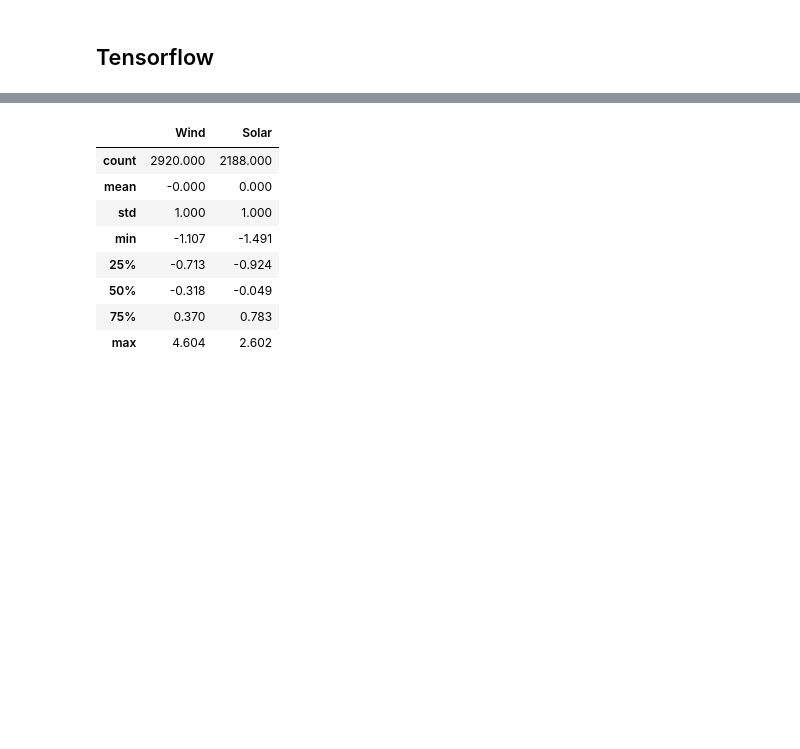
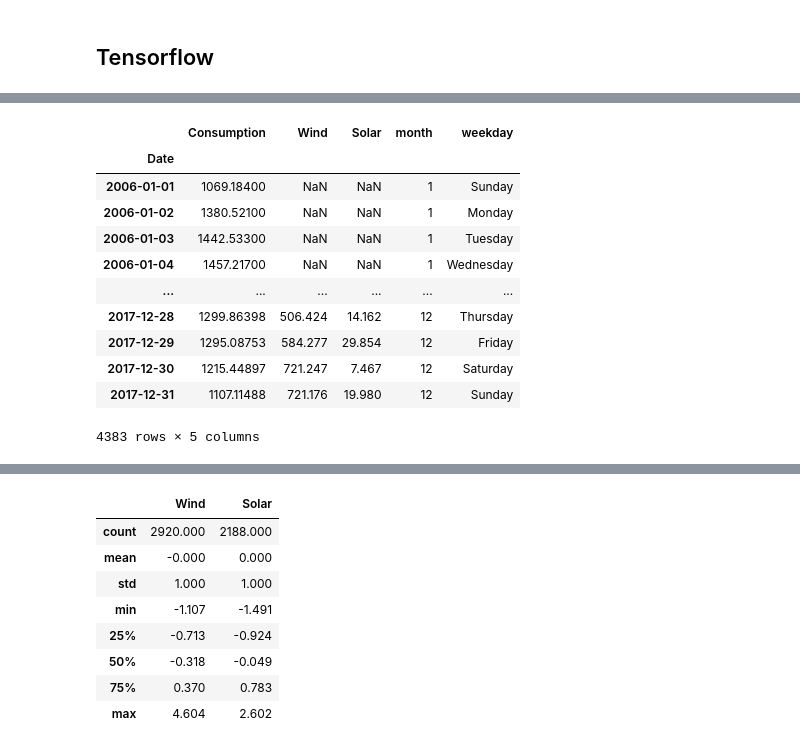
Before and after one commit to Alex1iv/Power_consumption_prediction, a Jupyter notebook: notebooks/power_consumption.ipynb, the cells around one changed output, grey strips where cells are left out. Saved outputs shown, nothing was run; the diff lists cells and outputs as text; code cells hidden in the pictures; blank space fills up the shorter version.

```diff
--- a/notebooks/power_consumption.ipynb
+++ b/notebooks/power_consumption.ipynb
@@ -624,0 +749,15 @@ TypeError: object of type 'NoneType' has no len()
+# %%
+X_train, X_test =
+# %% [output]
+|  | Consumption | Wind | Solar | month | weekday |
+| Date |  |  |  |  |  |
+| 2006-01-01 | 1069.18400 | NaN | NaN | 1 | Sunday |
+| 2006-01-02 | 1380.52100 | NaN | NaN | 1 | Monday |
+| 2006-01-03 | 1442.53300 | NaN | NaN | 1 | Tuesday |
+| 2006-01-04 | 1457.21700 | NaN | NaN | 1 | Wednesday |
+| ... | ... | ... | ... | ... | ... |
+| 2017-12-28 | 1299.86398 | 506.424 | 14.162 | 12 | Thursday |
+| 2017-12-29 | 1295.08753 | 584.277 | 29.854 | 12 | Friday |
+| 2017-12-30 | 1215.44897 | 721.247 | 7.467 | 12 | Saturday |
+| 2017-12-31 | 1107.11488 | 721.176 | 19.980 | 12 | Sunday |
+4383 rows × 5 columns
```
Also changed, not shown: parts of 25 cells of this notebook.
